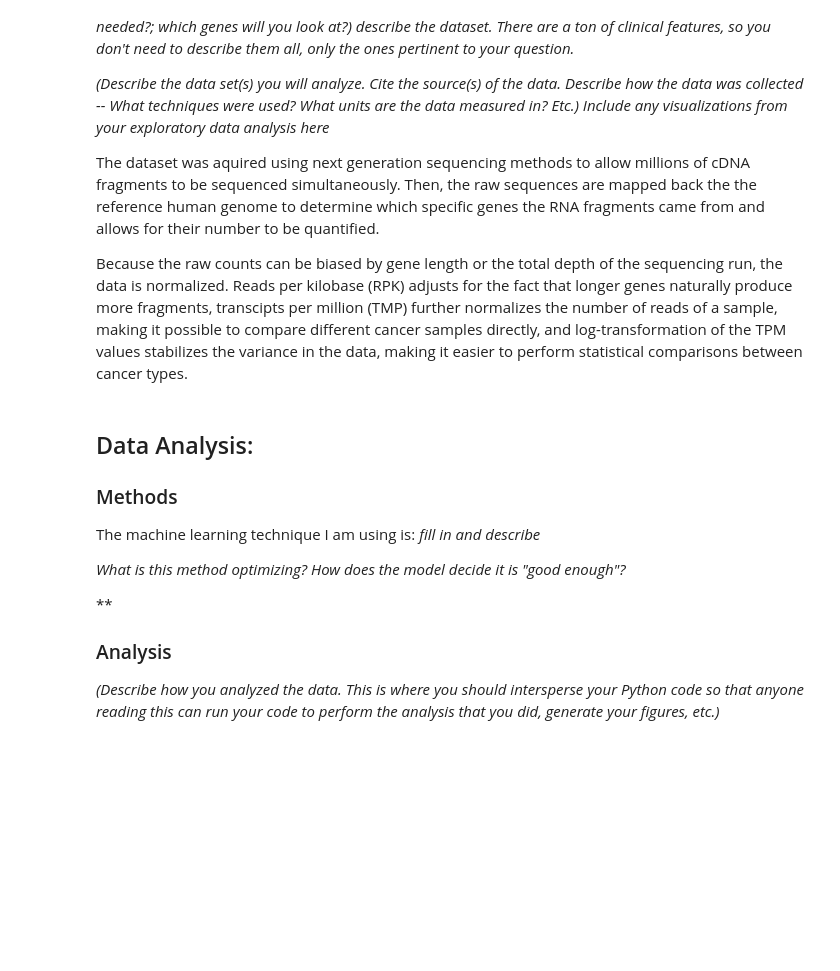
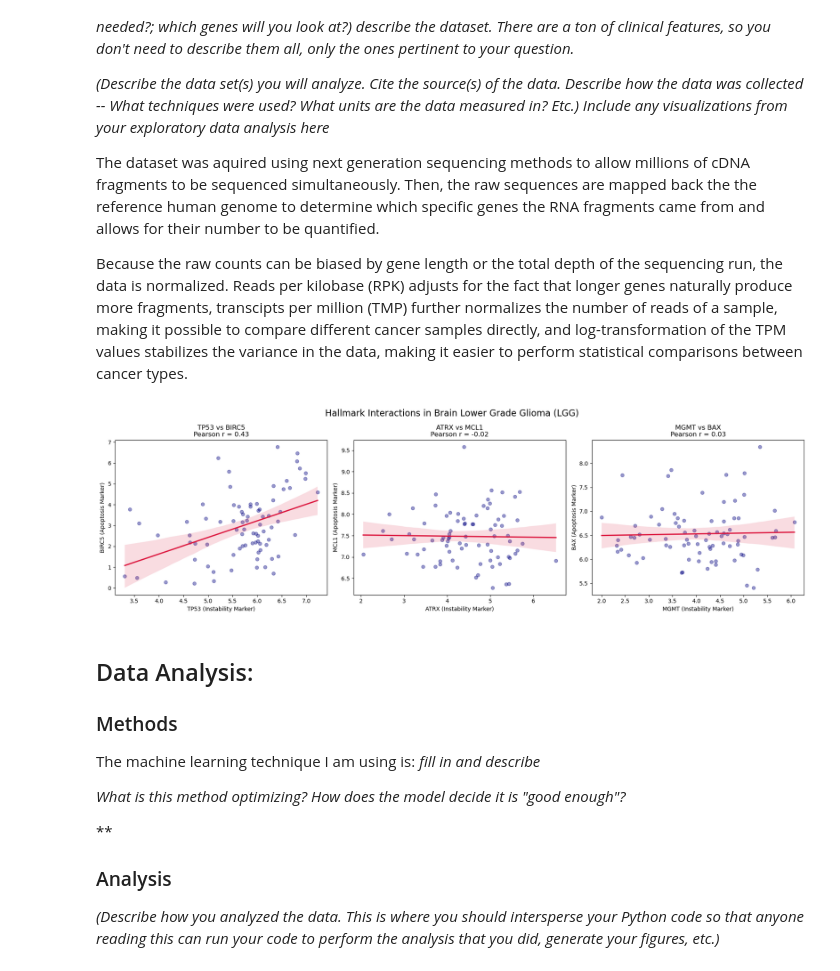
Before and after one commit to gracevl/lee-spencer-Module-4-Cancer, a Jupyter notebook: code/Module 4 Template.ipynb, the cells around one changed output. Cells and saved outputs as stored; diff of their text form; code cells hidden in the pictures; blank space fills up the shorter version.

Commit message:
added graphical analysis - Kiran
added graphical analysis comparing gene expressions in different hallmarks to Jupyter notebook

```diff
--- a/code/Module 4 Template.ipynb
+++ b/code/Module 4 Template.ipynb
@@ -49,6 +49,67 @@ Genetic mutations in tumor suppressor protein 53 (p53) and epidermal growth fact
 The dataset was aquired using next generation sequencing methods to allow millions of cDNA fragments to be sequenced simultaneously. Then, the raw sequences are mapped back the the reference human genome to determine which specific genes the RNA fragments came from and allows for their number to be quantified.
 
 Because the raw counts can be biased by gene length or the total depth of the sequencing run, the data is normalized. Reads per kilobase (RPK) adjusts for the fact that longer genes naturally produce more fragments, transcipts per million (TMP) further normalizes the number of reads of a sample, making it possible to compare different cancer samples directly, and log-transformation of the TPM values stabilizes the variance in the data, making it easier to perform statistical comparisons between cancer types.
+# %%
+import pandas as pd
+import matplotlib.pyplot as plt
+import seaborn as sns
+
+# 1. LOAD DATA
+# ------------------------------------------------------------------
+data = pd.read_csv('../Data/TRAINING_SET_GSE62944_subsample_log2TPM.csv', index_col=0, header=0)
+metadata_df = pd.read_csv('../Data/TRAINING_SET_GSE62944_metadata.csv', index_col=0, header=0)
+
+# 2. FILTER FOR LGG SAMPLES
+# ------------------------------------------------------------------
+lgg_samples = metadata_df[metadata_df['cancer_type'] == 'LGG'].index
+lgg_data = data[lgg_samples]
+
+# 3. DEFINE THREE SPECIFIC PAIRS (Genome Instability vs. Apoptosis)
+# ------------------------------------------------------------------
+# Defining tuples of (GI_gene, RA_gene)
+pairs = [
+    ('TP53', 'BIRC5'), # The "Master Regulator" link
+    ('ATRX', 'MCL1'),  # The "Chromatin/Survival" link
+    ('MGMT', 'BAX')    # The "Repair/Death" link
+]
+
+# Flatten the list of pairs to get all unique genes needed
+target_genes = list(set([gene for pair in pairs for gene in pair]))
+
+# CRITICAL CHECK: Ensure the subsample actually has these genes
+available_genes = [g for g in target_genes if g in lgg_data.index]
+missing = set(target_genes) - set(available_genes)
+if missing:
+    print(f"CRITICAL EVALUATION: {missing} not in dataset. Results for these pairs will be skipped.")
+
+# Subset and transpose
+lgg_subset = lgg_data.loc[available_genes].T
+
+# 4. VISUALIZE THE THREE PAIRS
+# ------------------------------------------------------------------
+# Set up a figure with 3 side-by-side plots
+fig, axes = plt.subplots(1, 3, figsize=(18, 5))
+
+for i, (gi_gene, ra_gene) in enumerate(pairs):
+    if gi_gene in available_genes and ra_gene in available_genes:
+        # Calculate the specific correlation for this pair
+        corr_val = lgg_subset[gi_gene].corr(lgg_subset[ra_gene])
+
+        # Plot the relationship
+        sns.regplot(ax=axes[i], data=lgg_subset, x=gi_gene, y=ra_gene,
+                    scatter_kws={'alpha':0.4, 'color':'navy'}, line_kws={'color':'crimson'})
+
+        axes[i].set_title(f"{gi_gene} vs {ra_gene}\nPearson r = {corr_val:.2f}")
+        axes[i].set_xlabel(f"{gi_gene} (Instability Marker)")
+        axes[i].set_ylabel(f"{ra_gene} (Apoptosis Marker)")
+    else:
+        axes[i].text(0.5, 0.5, 'Gene Missing', ha='center')
+
+plt.tight_layout()
+plt.suptitle("Hallmark Interactions in Brain Lower Grade Glioma (LGG)", y=1.05, fontsize=16)
+plt.show()
+# %% [output]
+[figure, added]
 # %% [markdown]
 ## Data Analysis:
 
```
